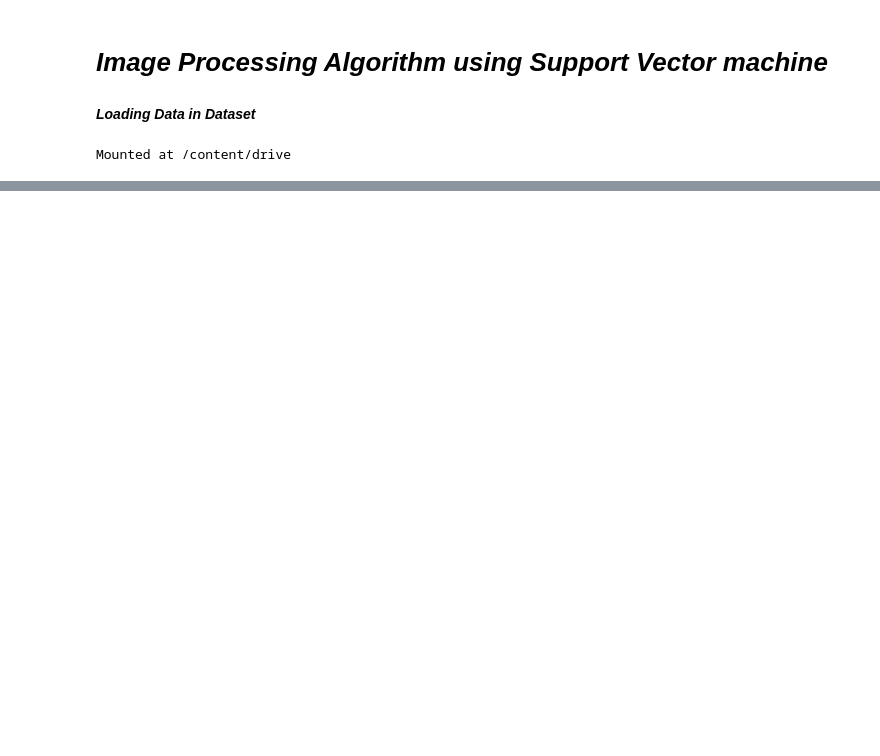
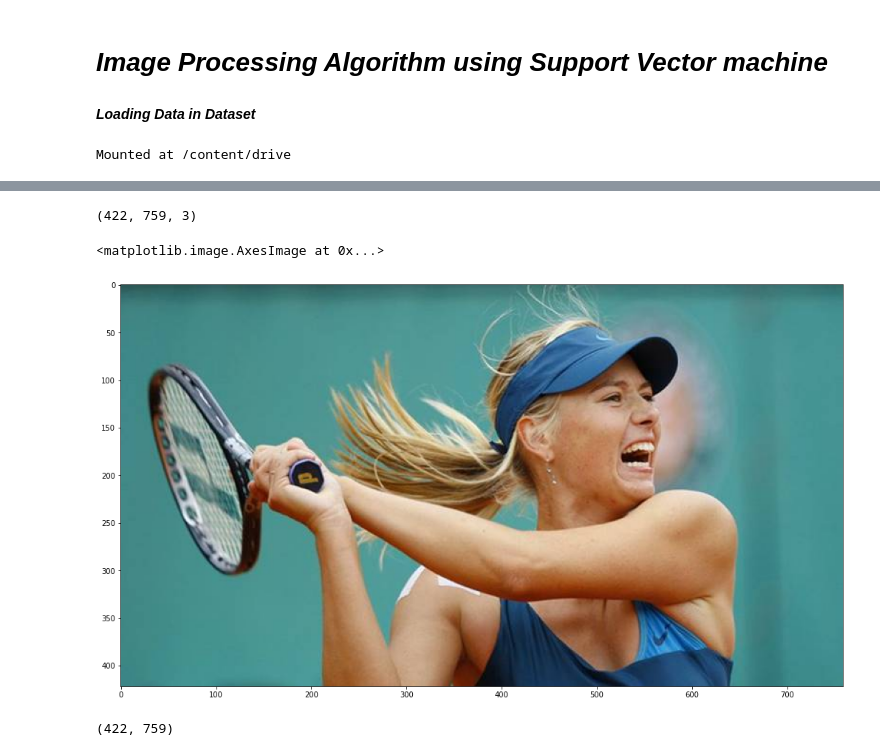
Before and after one commit to AftabUdaipurwala/ImageClassification, a Jupyter notebook: Celebrity_Face_Recognition_Model.ipynb, the cells around one changed output, grey strips where cells are left out. Drawn from its saved outputs; the diff is of its cells as text; code cells hidden in the pictures; blank space fills up the shorter version.

Commit message:
Loaded Images in the environment

```diff
--- a/Celebrity_Face_Recognition_Model.ipynb
+++ b/Celebrity_Face_Recognition_Model.ipynb
@@ -26,0 +25,18 @@ df.head()
+# %%
+# Check couple of images
+img =cv2.imread('/content/drive/MyDrive/py-master/DataScience/CelebrityFaceRecognition/images_dataset/maria_sharapova/maria-sharapova (1).jpg')
+img.shape
+# %% [output]
+(422, 759, 3)
+# %%
+# Check Sharapova , using this cv2.COLOR_BGR2RGB to correct the colours in the image to see it in actual colors else it will show in negative images
+plt.imshow(cv2.cvtColor(img, cv2.COLOR_BGR2RGB))
+# %% [output]
+<matplotlib.image.AxesImage at 0x...>
+[figure, added]
+# %%
+# Converting images to gray scale so that you can remove the RGB channels
+gray = cv2.cvtColor(img, cv2.COLOR_BGR2GRAY)
+gray.shape
+# %% [output]
+(422, 759)
```
Also changed, not shown: parts of 3 cells of this notebook.
